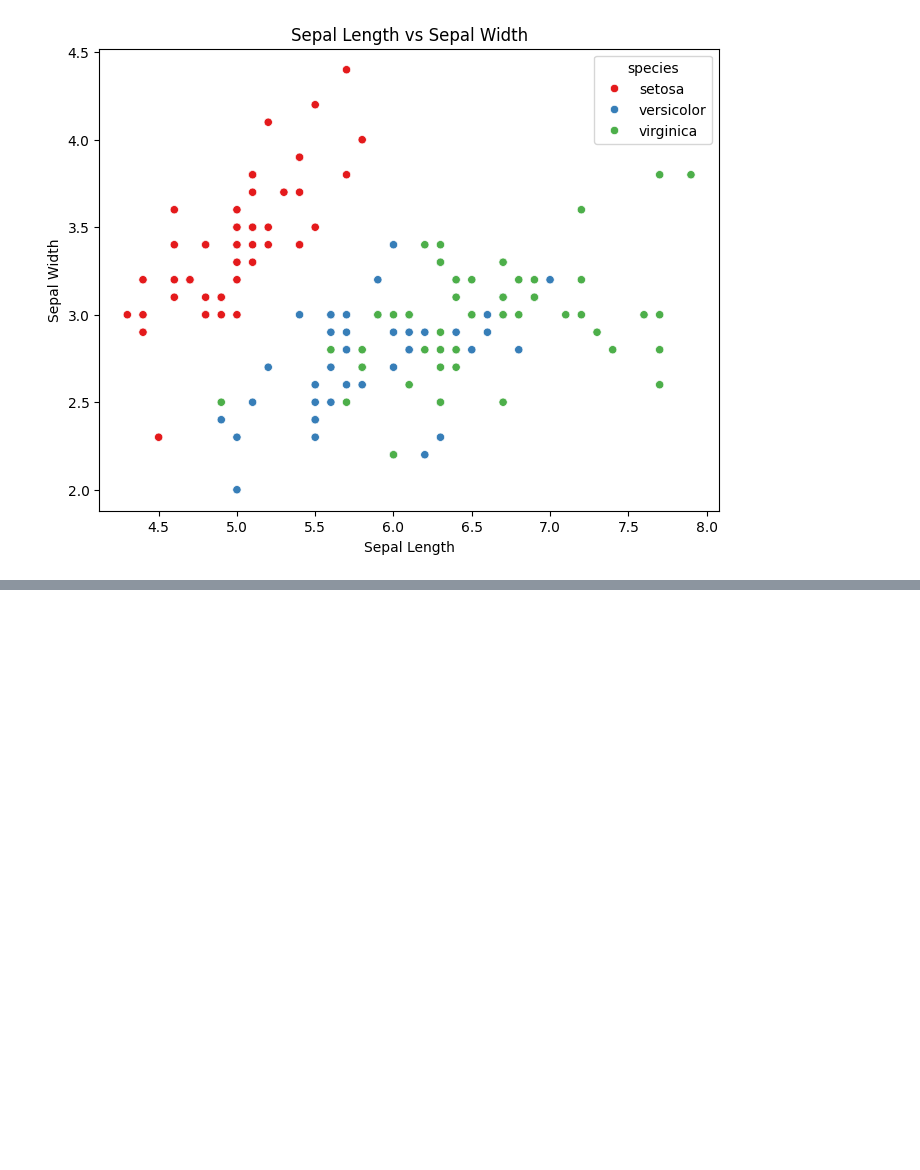
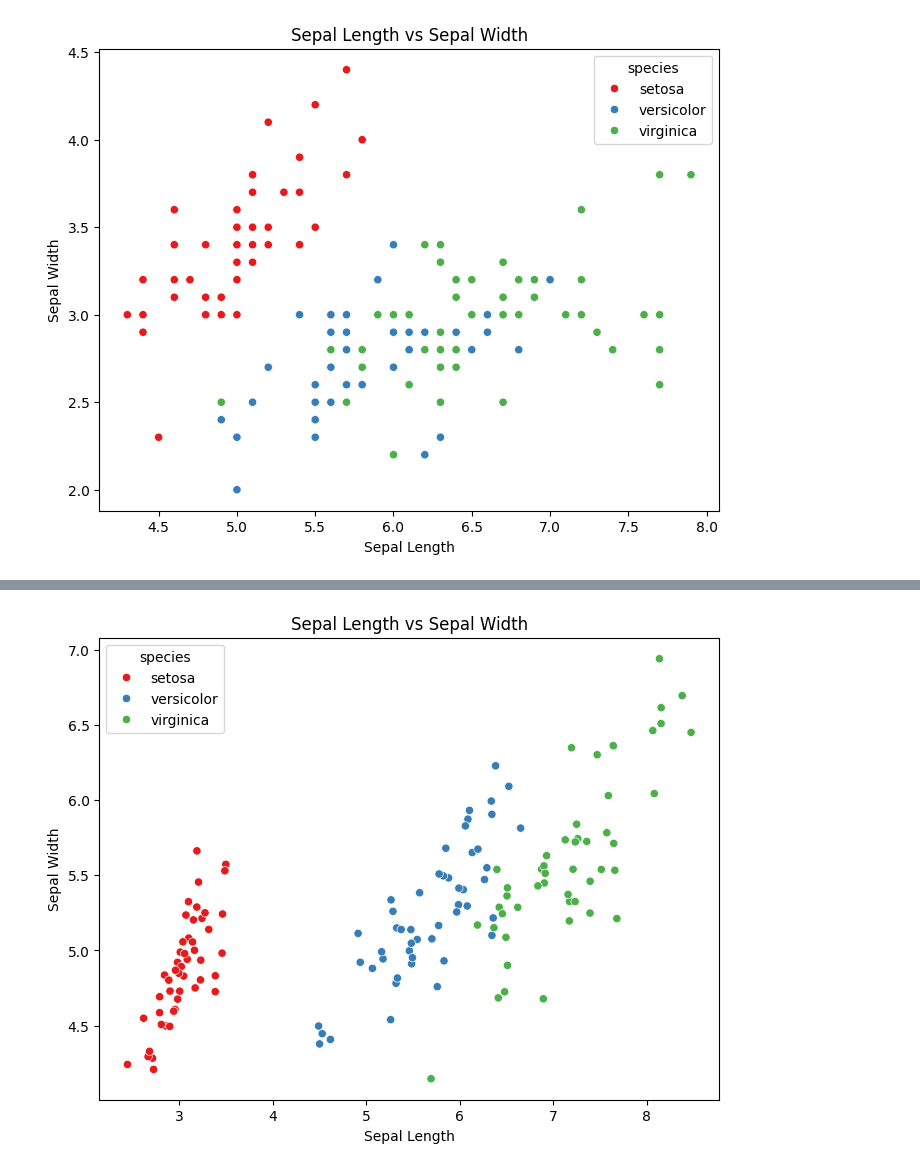
Before and after one commit to SergeyAkh/PCA, a Jupyter notebook: PCA.ipynb, the cells around one changed output, grey strips where cells are left out. Cells and saved outputs as stored; diff of their text form; code cells hidden in the pictures; blank space fills up the shorter version.

```diff
--- a/PCA.ipynb
+++ b/PCA.ipynb
@@ -153,0 +178,17 @@ plt.show()
+# %%
+trnsformed_pca = pca_obj.pca_transform(matrix_data)
+# %%
+trnsformed_pca["species"] = data["species"]
+# %%
+plt.figure(figsize=(8,6))
+sns.scatterplot(data=trnsformed_pca, x=trnsformed_pca[0], y=trnsformed_pca[1], hue='species', palette='Set1')
+
+# Add labels and title
+plt.title("Sepal Length vs Sepal Width")
+plt.xlabel("Sepal Length")
+plt.ylabel("Sepal Width")
+
+# Show the plot
+plt.show()
+# %% [output]
+[figure, added]
```
Also changed, not shown: parts of 2 cells of this notebook, 1 other file.
